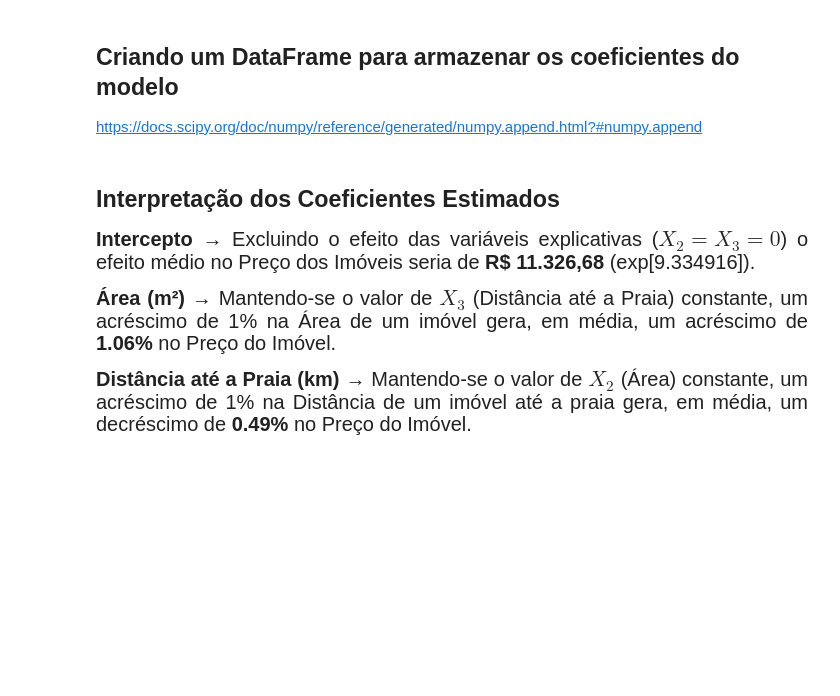
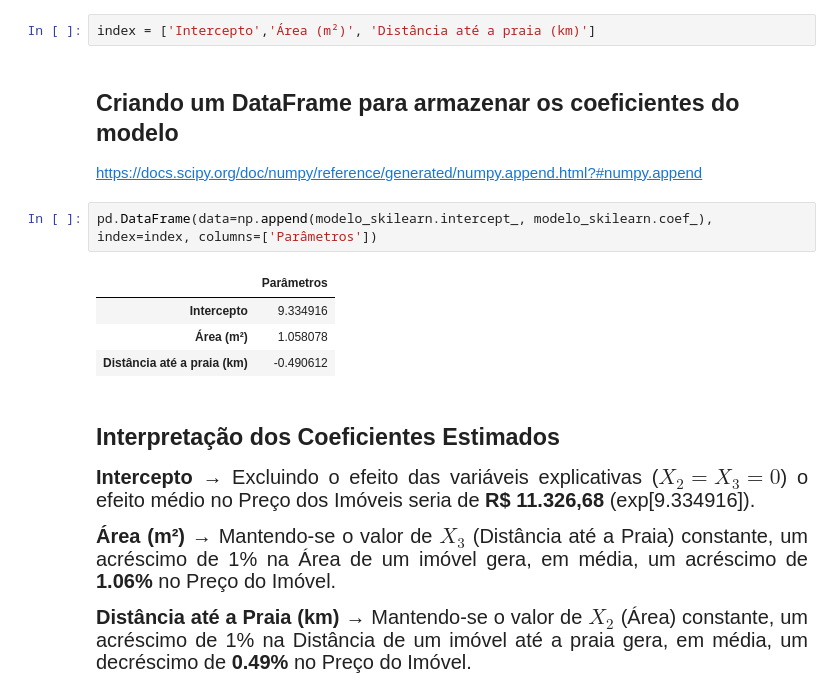
Before and after one commit to naimeaiub/Analise-Estatistica-IBGE, a Jupyter notebook: 7. Regressão Linear - técnicas avançadas de modelagem/Projeto/Regressão Linear.ipynb, the cells around one changed output. Drawn from its saved outputs; the diff is of its cells as text; blank space fills up the shorter version.

```diff
--- a/7. Regressão Linear - técnicas avançadas de modelagem/Projeto/Regressão Linear.ipynb
+++ b/7. Regressão Linear - técnicas avançadas de modelagem/Projeto/Regressão Linear.ipynb
@@ -442,9 +498,18 @@ https://docs.scipy.org/doc/numpy-1.15.0/reference/generated/numpy.exp.html
 # %% [markdown]
 ## Criando uma lista com os nomes das variáveis do modelo
+# %%
+index = ['Intercepto','Área (m²)', 'Distância até a praia (km)']
 # %% [markdown]
 ## Criando um DataFrame para armazenar os coeficientes do modelo
 
 https://docs.scipy.org/doc/numpy/reference/generated/numpy.append.html?#numpy.append
+# %%
+pd.DataFrame(data=np.append(modelo_skilearn.intercept_, modelo_skilearn.coef_), index=index, columns=['Parâmetros'])
+# %% [output]
+|  | Parâmetros |
+| Intercepto | 9.334916 |
+| Área (m²) | 1.058078 |
+| Distância até a praia (km) | -0.490612 |
 # %% [markdown]
 ## Interpretação dos Coeficientes Estimados
 
```
Also changed, not shown: parts of 18 cells of this notebook.
